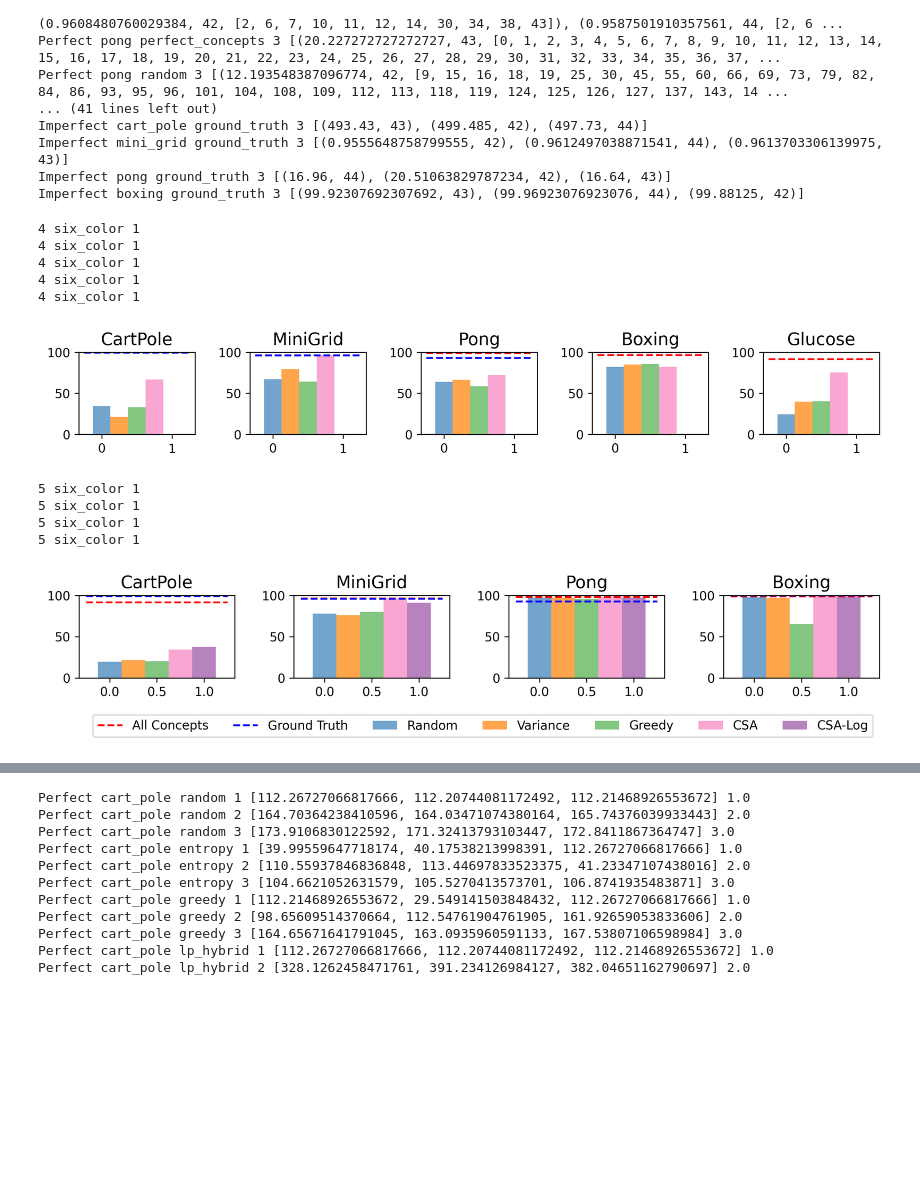
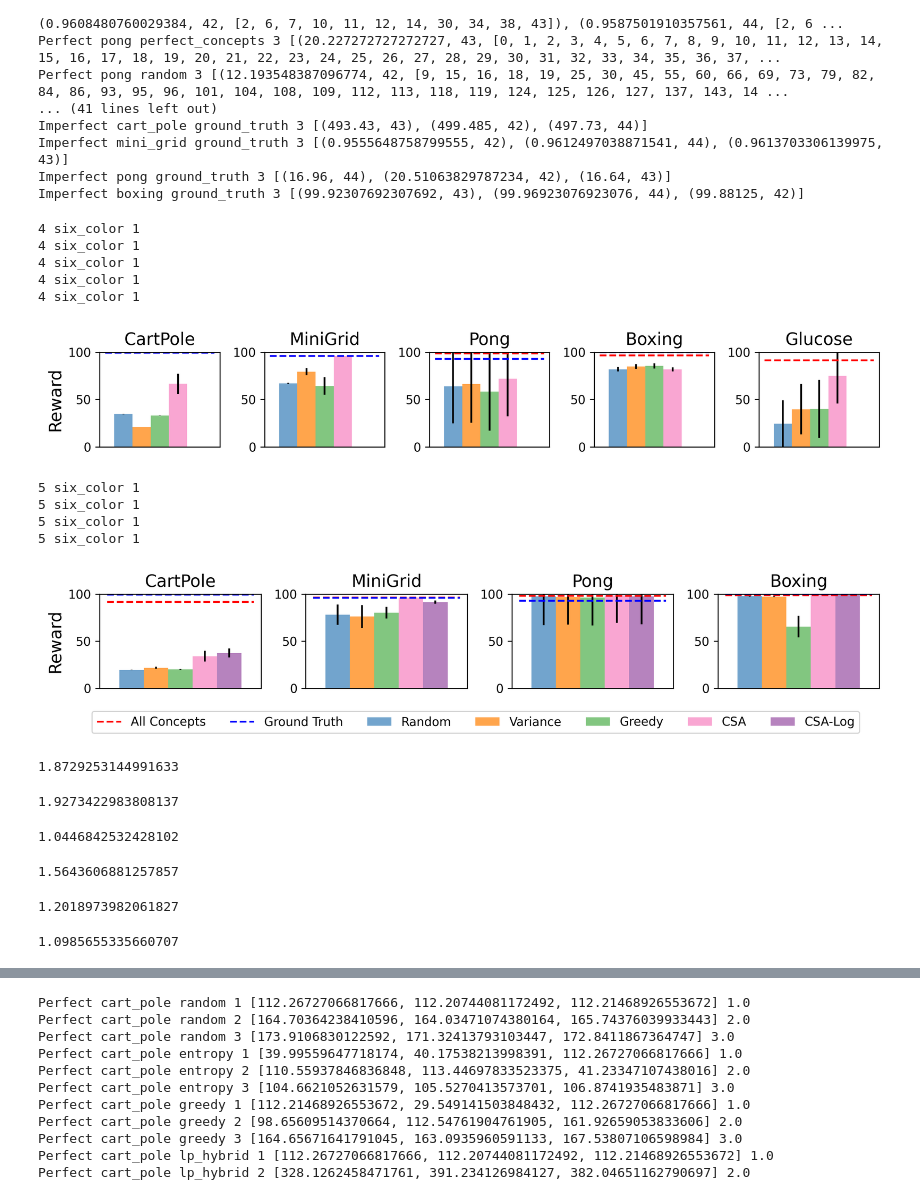
Before and after one commit to naveenr414/concept_decisions, a Jupyter notebook: scripts/notebooks/Plotting.ipynb, the cells around one changed output, grey strips where cells are left out. Cells and saved outputs as stored; diff of their text form; code cells hidden in the pictures; blank space fills up the shorter version.

```diff
--- a/scripts/notebooks/Plotting.ipynb
+++ b/scripts/notebooks/Plotting.ipynb
@@ -75,12 +75,16 @@ imperfect_environments = ['cart_pole',"mini_grid","pong","boxing"]
 imperfect_methods = ["imperfect_concepts","random","entropy","greedy","lp_hybrid","multiple_log"]
 
 all_performances_perfect = []
+all_performances_perfect_std = []
+
 all_performances_imperfect = []
+all_performances_imperfect_std = []
 
 all_baselines = []
 
 for j,e in enumerate(perfect_environments):
     temp = []
+    temp_std = []
     for m in perfect_methods:
         matching_params = get_results_matching_parameters("basic","",{'environment_string': e,'training_timesteps':training_times[e],
                                                                     'num_concepts_selected': num_concepts_selected[e],'experiment': 'perfect_comparison',
@@ -89,10 +93,15 @@ for j,e in enumerate(perfect_environments):
 
         performance = method_scales[j](np.mean([i[m]['reward'] for i in matching_params if m in i and not np.isnan(i[m]['reward'])]))
         temp.append(performance)
+
+        performance = method_scales[j](np.std([i[m]['reward'] for i in matching_params if m in i and not np.isnan(i[m]['reward'])]))/len(matching_params)**.5
+        temp_std.append(performance)
     all_performances_perfect.append(temp)
+    all_performances_perfect_std.append(temp_std)
 
 for j,e in enumerate(imperfect_environments):
     temp = []
+    temp_std = []
     for m in imperfect_methods:
         matching_params = get_results_matching_parameters("basic","",{'environment_string': e,'training_timesteps':training_times[e],
                                                                     'num_concepts_selected': num_concepts_selected[e],'experiment': 'imperfect_comparison',
@@ -102,10 +111,14 @@ for j,e in enumerate(imperfect_environments):
         performance = method_scales[j](np.mean([i[m]['reward'] for i in matching_params if m in i and not np.isnan(i[m]['reward'])]))
         temp.append(performance)
 
+        performance = method_scales[j](np.std([i[m]['reward'] for i in matching_params if m in i and not np.isnan(i[m]['reward'])]))/len(matching_params)**.5
+        temp_std.append(performance)
+
         if m == 'multiple_log':
             print("Environment",e,[i['concept_accuracy'] for i in matching_params])
 
     all_performances_imperfect.append(temp)
+    all_performances_imperfect_std.append(temp_std)
 
 for j,e in enumerate(imperfect_environments):
     matching_params = get_results_matching_parameters("basic","",{'environment_string': e,'training_timesteps':training_times[e],'gold_timesteps': gold_timesteps[e],
@@ -137,57 +150,63 @@ Imperfect boxing ground_truth 3 [(99.92307692307692, 43), (99.96923076923076, 44
 plot_dimensions = (1,len(perfect_environments))
 
 titles = [[name_to_nice[i] for i in perfect_environments]]
+y_labels = [["" for i in range(len(perfect_environments))]]
+y_labels[0][0] = "Reward"
 
 sup_y_label = ""
 overall_format = {'figsize':(10,2),
     'style_size': style_size,
     'has_grid': False,
-    'y_lim': [[[0,100] for i in range(5)]]
-
+    'y_lim': [[[0,100] for i in range(5)]],
+    'x_ticks': [[[[],[]] for i in range(5)]]
 }
 
-fig,ax = create_axes(plot_dimensions,overall_format,titles=titles)
+fig,ax = create_axes(plot_dimensions,overall_format,titles=titles,y_labels=y_labels)
 
 bar_format = {'color_palette': 'six_color', 'linewidth': 10, 'style_size': style_size,
 }
 plt.tight_layout()
 
 for i in range(len(perfect_environments)):
     x_groups = list(range(len(all_performances_perfect[i][:-1])))
     y_vals = all_performances_perfect[i][1:]
+    y_std = all_performances_perfect_std[i][1:]
 
 
-    plot_bar(ax[0][i],x_groups,y_vals,[0 for i in range(len(y_vals))], methods_dict,bar_format)
+    plot_bar(ax[0][i],x_groups,y_vals,y_std, methods_dict,bar_format)
 
     ax[0][i].hlines(all_performances_perfect[i][0],-0.25,1.25,label="All Concepts",color="red",linestyle="--")
 
     if i!=len(perfect_environments)-1:
         ax[0][i].hlines(all_baselines[i],-0.25,1.25,label="Ground Truth",color="blue",linestyle="--")
 
 # legend_format = {'style_size': style_size,'type': 'is_global', 'loc': 'lower left', 'ncol': 6, 'bbox_to_anchor': (0.1,-0.1),'fontsize': 14}
 # create_legend(fig,ax,plot_dimensions,legend_format)
 fig.savefig("../../results/figures/basic_comparison_methods_perfect.pdf",dpi=300, bbox_inches='tight')
 # %% [output]
 4 six_color 1
 4 six_color 1
 4 six_color 1
 4 six_color 1
 4 six_color 1
-[figure, old version]
+[figure, new version]
 # %%
 plot_dimensions = (1,len(imperfect_environments))
 
 titles = [[name_to_nice[i] for i in imperfect_environments]]
+y_labels = [["" for i in range(len(imperfect_environments))]]
+y_labels[0][0] = "Reward"
 
 sup_y_label = ""
 overall_format = {'figsize':(10,2),
     'style_size': style_size,
     'has_grid': False,
     'y_lim': [[[0,100] for i in range(4)]],
+    'x_ticks': [[[[],[]] for i in range(5)]]
 
 }
 
-fig,ax = create_axes(plot_dimensions,overall_format,titles=titles)
+fig,ax = create_axes(plot_dimensions,overall_format,titles=titles,y_labels=y_labels)
 
 bar_format = {'color_palette': 'six_color', 'linewidth': 10, 'style_size': style_size,
 }
@@ -196,8 +215,9 @@ plt.tight_layout()
 for i in range(len(imperfect_environments)):
     x_groups = list(range(len(all_performances_imperfect[i][:-1])))
     y_vals = all_performances_imperfect[i][1:]
+    y_std = all_performances_imperfect_std[i][1:]
 
-    plot_bar(ax[0][i],x_groups,y_vals,[0 for i in range(len(y_vals))], methods_dict,bar_format)
+    plot_bar(ax[0][i],x_groups,y_vals,y_std, methods_dict,bar_format)
 
     ax[0][i].hlines(all_performances_imperfect[i][0],-0.25,1.25,label="All Concepts",color="red",linestyle="--")
     ax[0][i].hlines(all_baselines[i],-0.25,1.25,label="Ground Truth",color="blue",linestyle="--")
@@ -211,4 +231,28 @@ fig.savefig("../../results/figures/basic_comparison_methods_imperfect.pdf",dpi=3
 5 six_color 1
 5 six_color 1
 5 six_color 1
-[figure, old version]
+[figure, new version]
+# %%
+all_performances_perfect[-1][-1]/all_performances_perfect[-1][-2]
+# %% [output]
+1.8729253144991633
+# %%
+all_performances_perfect[0][-1]/all_performances_perfect[0][1]
+# %% [output]
+1.9273422983808137
+# %%
+all_performances_perfect[-2][-2]/all_performances_perfect[-2][-1]
+# %% [output]
+1.0446842532428102
+# %%
+all_performances_imperfect[0][-2]/all_performances_imperfect[0][2]
+# %% [output]
+1.5643606881257857
+# %%
+all_performances_imperfect[1][-2]/np.max(all_performances_imperfect[1][1:-2])
+# %% [output]
+1.2018973982061827
+# %%
+all_performances_imperfect[0][-1]/all_performances_imperfect[0][-2]
+# %% [output]
+1.0985655335660707
```
Also changed, not shown: parts of 36 cells of this notebook.
